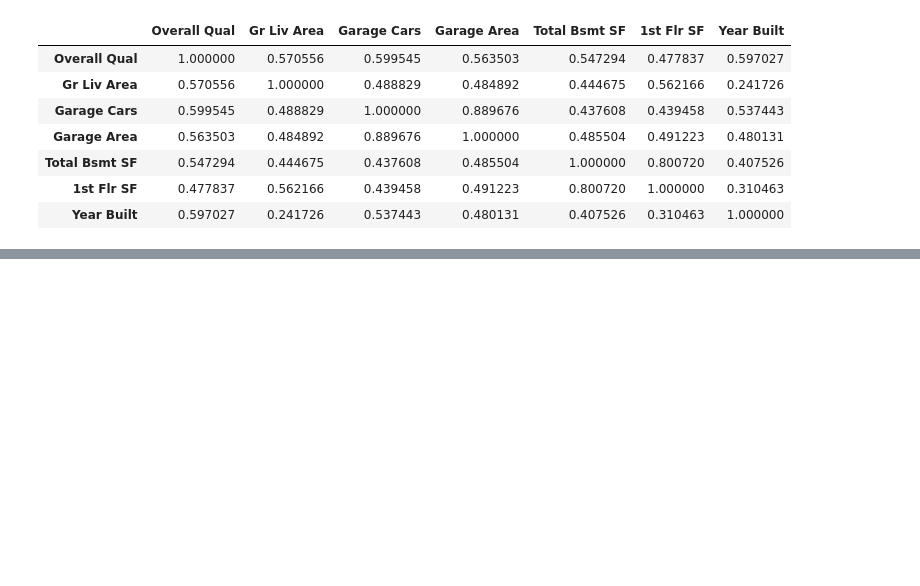
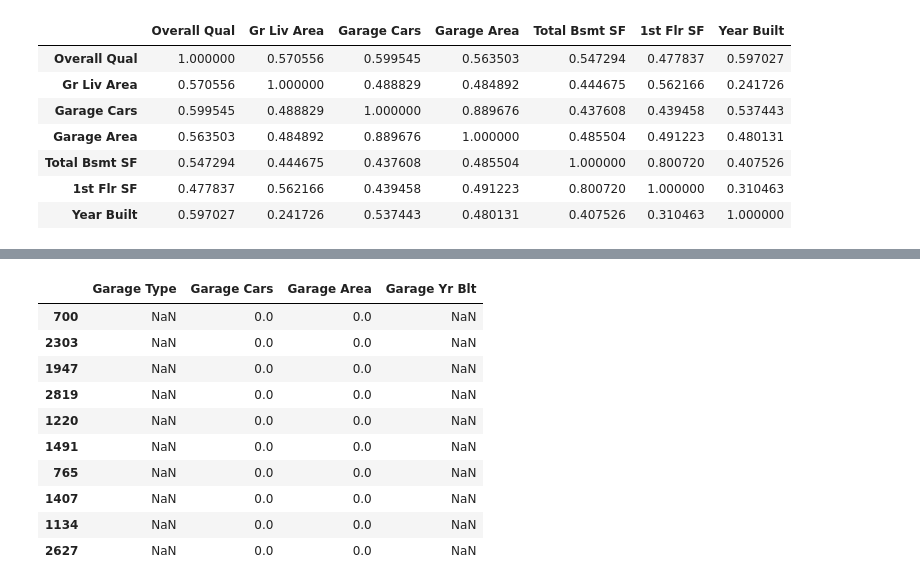
Before and after one commit to romans0506/house-price-prediction, a Jupyter notebook: notebooks/01_eda.ipynb, the cells around one changed output, grey strips where cells are left out. Cells and saved outputs as stored; diff of their text form; code cells hidden in the pictures; blank space fills up the shorter version.

```diff
--- a/notebooks/01_eda.ipynb
+++ b/notebooks/01_eda.ipynb
@@ -391,0 +397,2 @@ df[[
+# %%
+X = X.drop(["Order", "PID"],axis = 1)
@@ -391,0 +403,2 @@ df[[
+# %%
+test_size = int(len(X) * 0.2)
@@ -391,0 +409,13 @@ df[[
+# %%
+np.random.seed(42)
+
+indices = np.random.permutation(len(X))
+
+test_indices = indices[:test_size]
+train_indices = indices[test_size:]
+# %%
+X_train = X.iloc[train_indices]
+X_test = X.iloc[test_indices]
+
+y_train = y.iloc[train_indices]
+y_test = y.iloc[test_indices]
@@ -391,0 +513,16 @@ df[[
+# %%
+X_train[X_train["Garage Type"].isnull()][
+    ["Garage Type", "Garage Cars", "Garage Area", "Garage Yr Blt"]
+].head(10)
+# %% [output]
+|  | Garage Type | Garage Cars | Garage Area | Garage Yr Blt |
+| 700 | NaN | 0.0 | 0.0 | NaN |
+| 2303 | NaN | 0.0 | 0.0 | NaN |
+| 1947 | NaN | 0.0 | 0.0 | NaN |
+| 2819 | NaN | 0.0 | 0.0 | NaN |
+| 1220 | NaN | 0.0 | 0.0 | NaN |
+| 1491 | NaN | 0.0 | 0.0 | NaN |
+| 765 | NaN | 0.0 | 0.0 | NaN |
+| 1407 | NaN | 0.0 | 0.0 | NaN |
+| 1134 | NaN | 0.0 | 0.0 | NaN |
+| 2627 | NaN | 0.0 | 0.0 | NaN |
```
Also changed, not shown: parts of 73 cells of this notebook.
